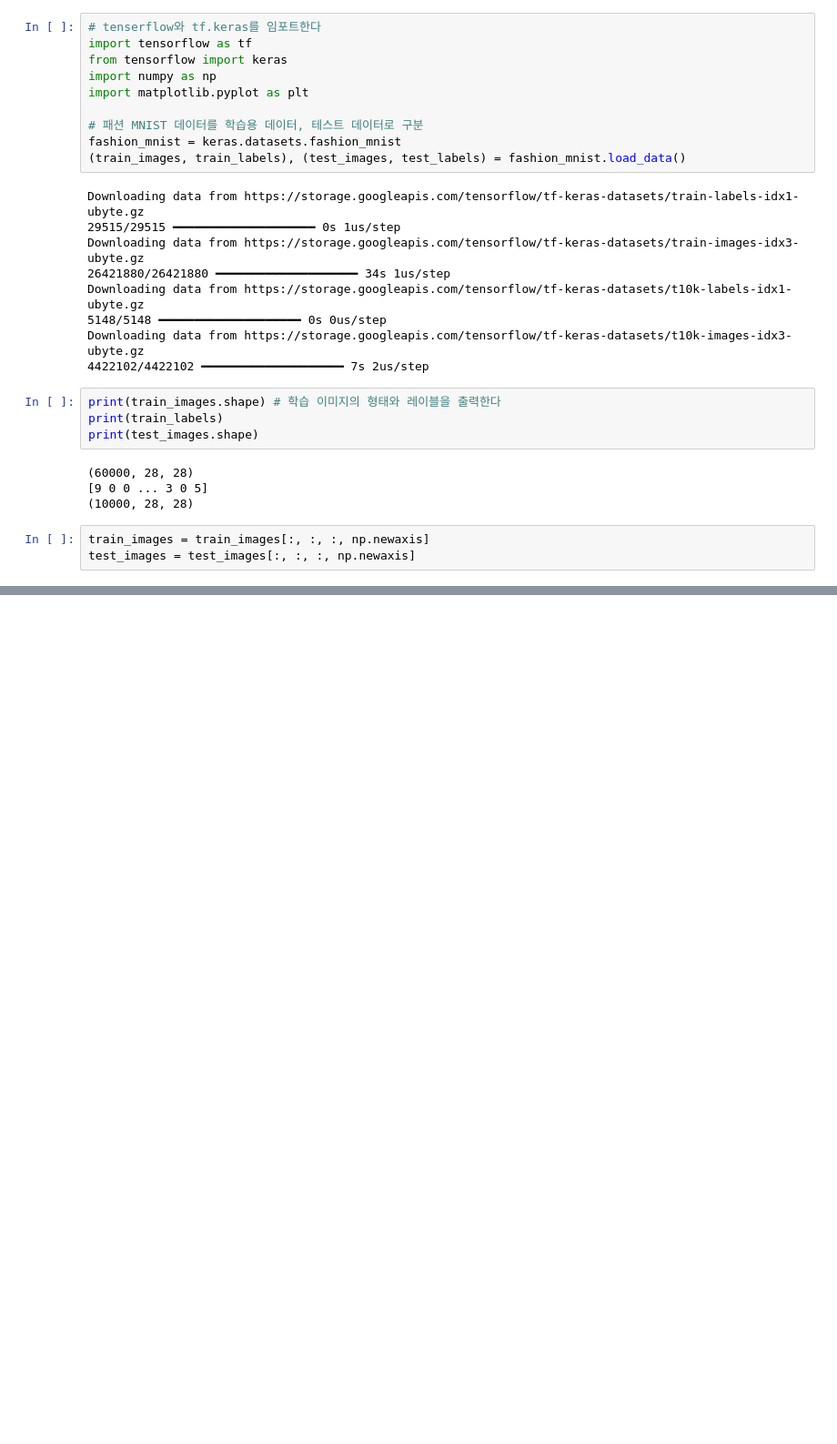
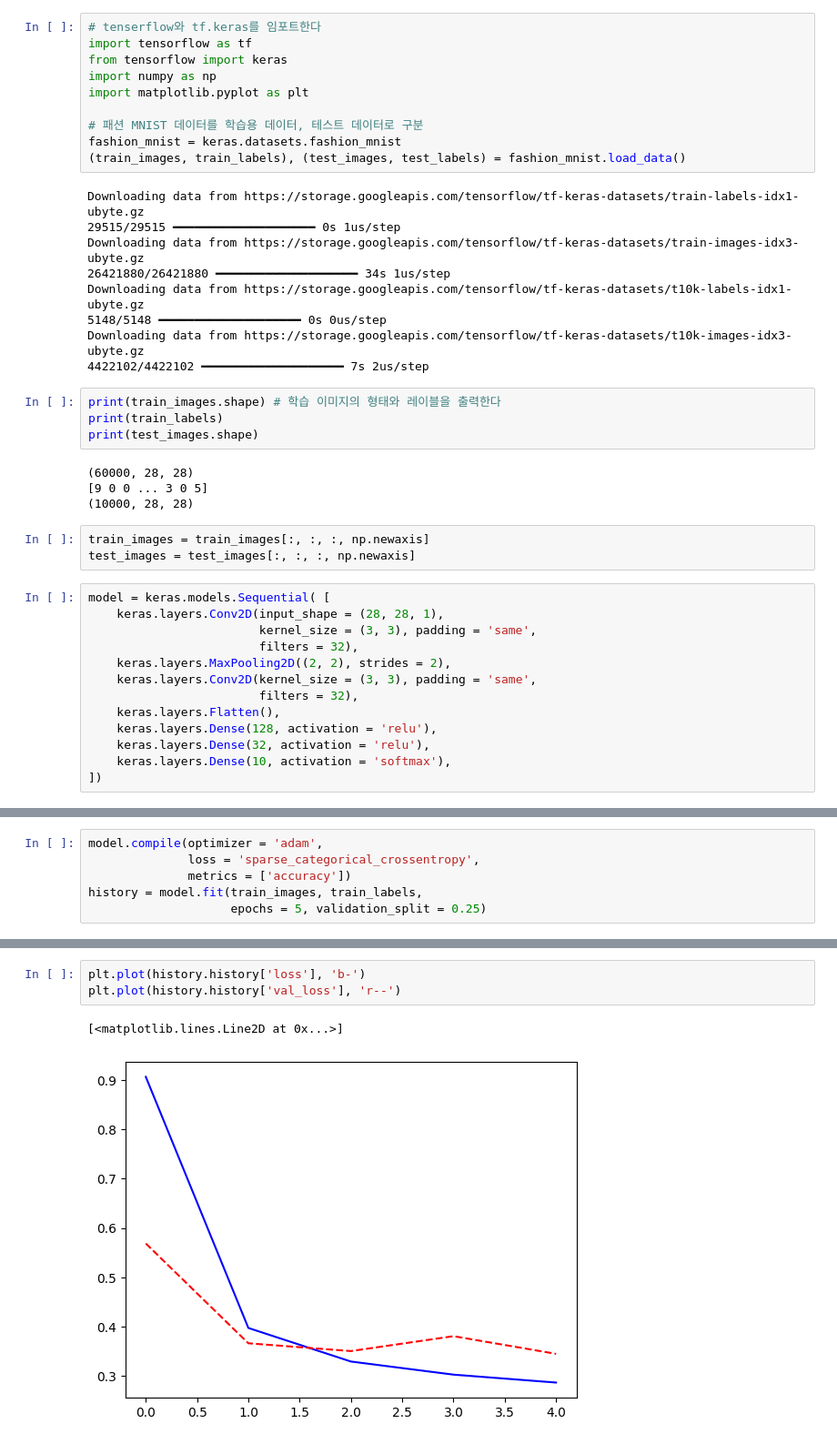
Before and after one commit to Choiwanwoo-03/MachineLearning_CodePractice, a Jupyter notebook: Chap09_LAB_9-2.ipynb, the cells around one changed output, grey strips where cells are left out. Shown at 91% size. Drawn from its saved outputs; the diff is of its cells as text; blank space fills up the shorter version.

```diff
--- a/Chap09_LAB_9-2.ipynb
+++ b/Chap09_LAB_9-2.ipynb
@@ -41,3 +41,16 @@ print(test_images.shape)
 # %%
 train_images = train_images[:, :, :, np.newaxis]
 test_images = test_images[:, :, :, np.newaxis]
+# %%
+model = keras.models.Sequential( [
+    keras.layers.Conv2D(input_shape = (28, 28, 1),
+                        kernel_size = (3, 3), padding = 'same',
+                        filters = 32),
+    keras.layers.MaxPooling2D((2, 2), strides = 2),
+    keras.layers.Conv2D(kernel_size = (3, 3), padding = 'same',
+                        filters = 32),
+    keras.layers.Flatten(),
+    keras.layers.Dense(128, activation = 'relu'),
+    keras.layers.Dense(32, activation = 'relu'),
+    keras.layers.Dense(10, activation = 'softmax'),
+])
@@ -43,0 +81,6 @@ test_images = test_images[:, :, :, np.newaxis]
+# %%
+model.compile(optimizer = 'adam',
+              loss = 'sparse_categorical_crossentropy',
+              metrics = ['accuracy'])
+history = model.fit(train_images, train_labels,
+                    epochs = 5, validation_split = 0.25)
@@ -43,0 +99,6 @@ test_images = test_images[:, :, :, np.newaxis]
+# %%
+plt.plot(history.history['loss'], 'b-')
+plt.plot(history.history['val_loss'], 'r--')
+# %% [output]
+[<matplotlib.lines.Line2D at 0x...>]
+[figure, added]
```
Also changed, not shown: parts of 8 cells of this notebook.
